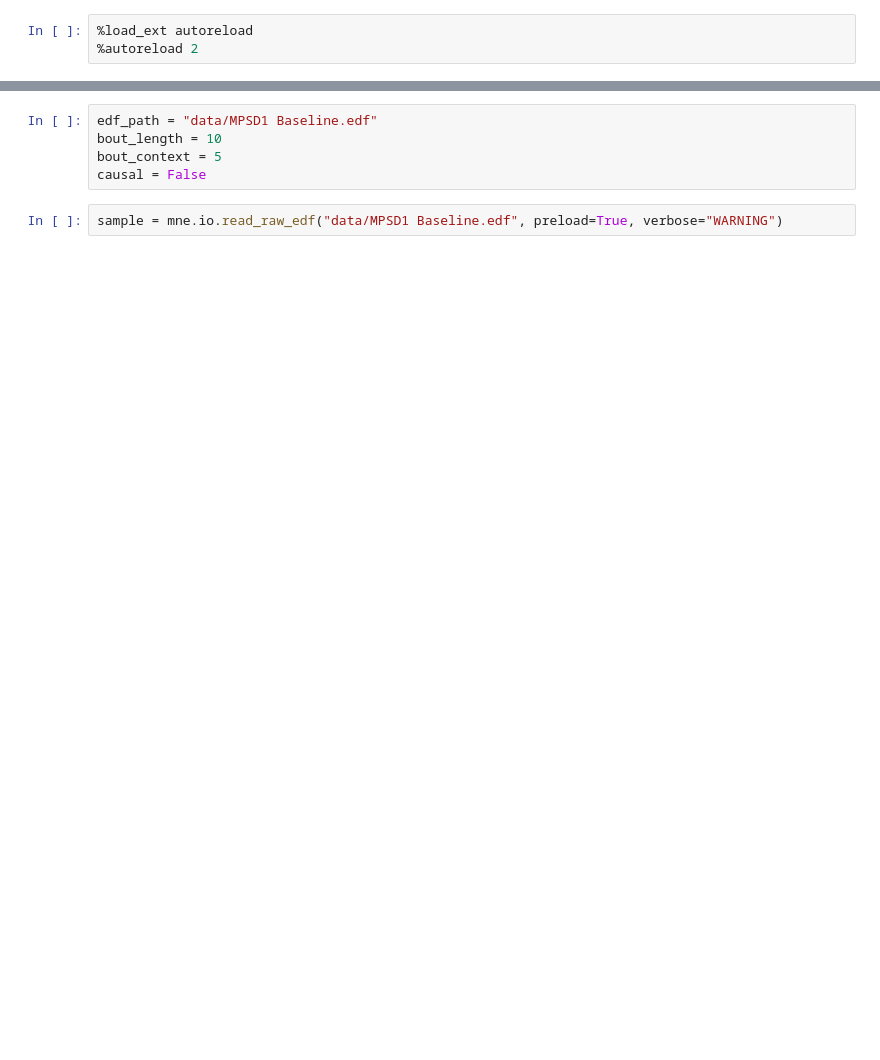
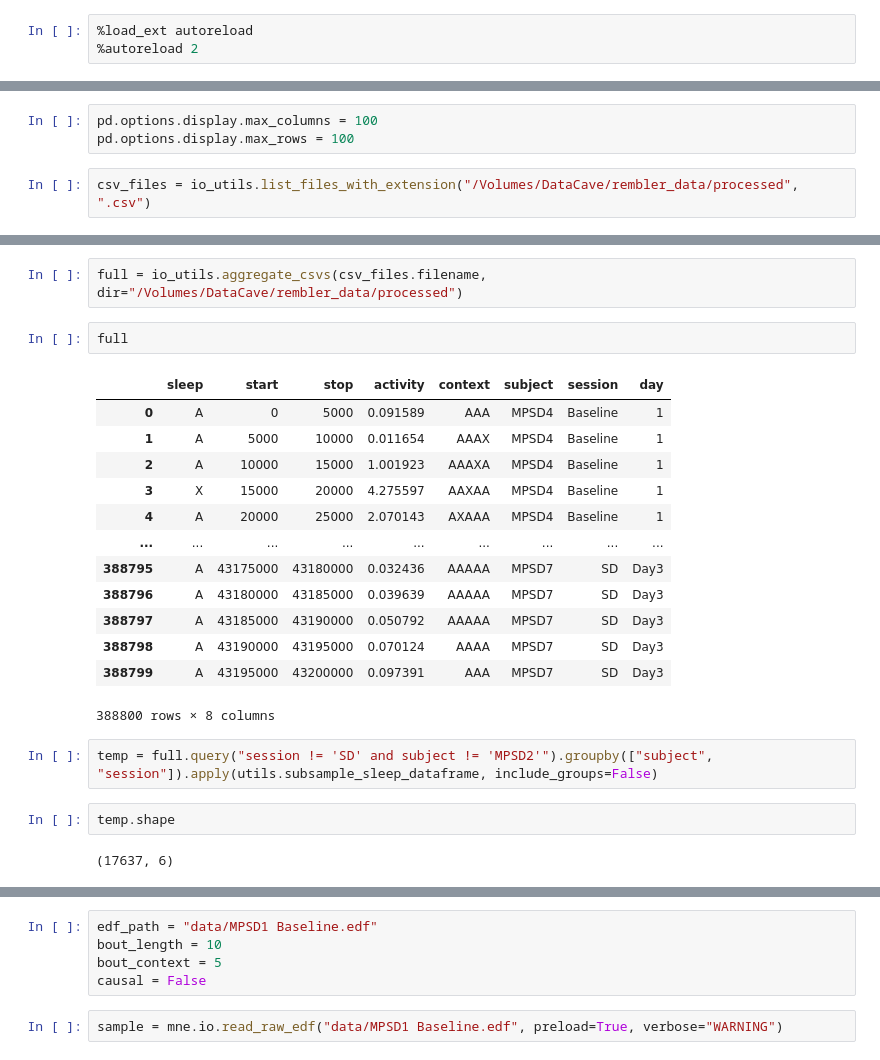
Before and after one commit to nworley01/rembler, a Jupyter notebook: notebooks/sample_exploration.ipynb, the cells around one changed output, grey strips where cells are left out. Saved outputs shown, nothing was run; the diff lists cells and outputs as text; blank space fills up the shorter version.

```diff
--- a/sample_exploration.ipynb
+++ b/notebooks/sample_exploration.ipynb
@@ -18,0 +19,5 @@ import os
+# %%
+pd.options.display.max_columns = 100
+pd.options.display.max_rows = 100
+# %%
+csv_files = io_utils.list_files_with_extension("/Volumes/DataCave/rembler_data/processed", ".csv")
@@ -18,0 +75,24 @@ import os
+# %%
+full = io_utils.aggregate_csvs(csv_files.filename, dir="/Volumes/DataCave/rembler_data/processed")
+# %%
+full
+# %% [output]
+|  | sleep | start | stop | activity | context | subject | session | day |
+| 0 | A | 0 | 5000 | 0.091589 | AAA | MPSD4 | Baseline | 1 |
+| 1 | A | 5000 | 10000 | 0.011654 | AAAX | MPSD4 | Baseline | 1 |
+| 2 | A | 10000 | 15000 | 1.001923 | AAAXA | MPSD4 | Baseline | 1 |
+| 3 | X | 15000 | 20000 | 4.275597 | AAXAA | MPSD4 | Baseline | 1 |
+| 4 | A | 20000 | 25000 | 2.070143 | AXAAA | MPSD4 | Baseline | 1 |
+| ... | ... | ... | ... | ... | ... | ... | ... | ... |
+| 388795 | A | 43175000 | 43180000 | 0.032436 | AAAAA | MPSD7 | SD | Day3 |
+| 388796 | A | 43180000 | 43185000 | 0.039639 | AAAAA | MPSD7 | SD | Day3 |
+| 388797 | A | 43185000 | 43190000 | 0.050792 | AAAAA | MPSD7 | SD | Day3 |
+| 388798 | A | 43190000 | 43195000 | 0.070124 | AAAA | MPSD7 | SD | Day3 |
+| 388799 | A | 43195000 | 43200000 | 0.097391 | AAA | MPSD7 | SD | Day3 |
+388800 rows × 8 columns
+# %%
+temp = full.query("session != 'SD' and subject != 'MPSD2'").groupby(["subject", "session"]).apply(utils.subsample_sleep_dataframe, include_groups=False)
+# %%
+temp.shape
+# %% [output]
+(17637, 6)
```
Also changed, not shown: parts of 16 cells of this notebook, 9 other files.
